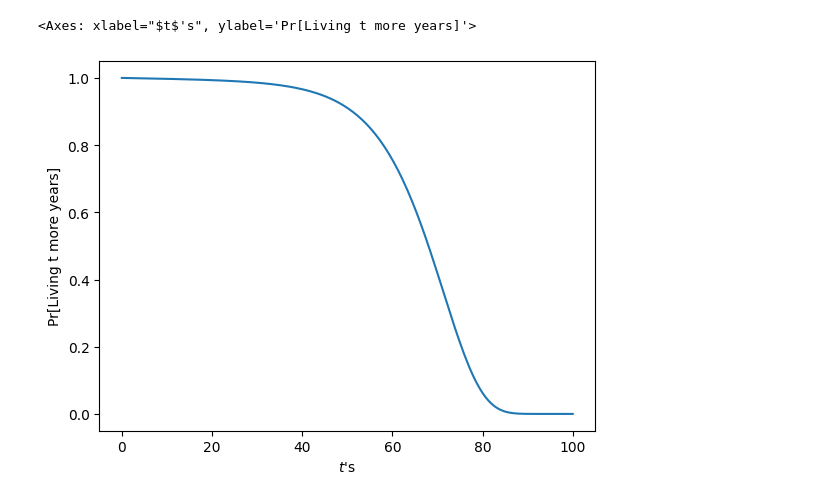
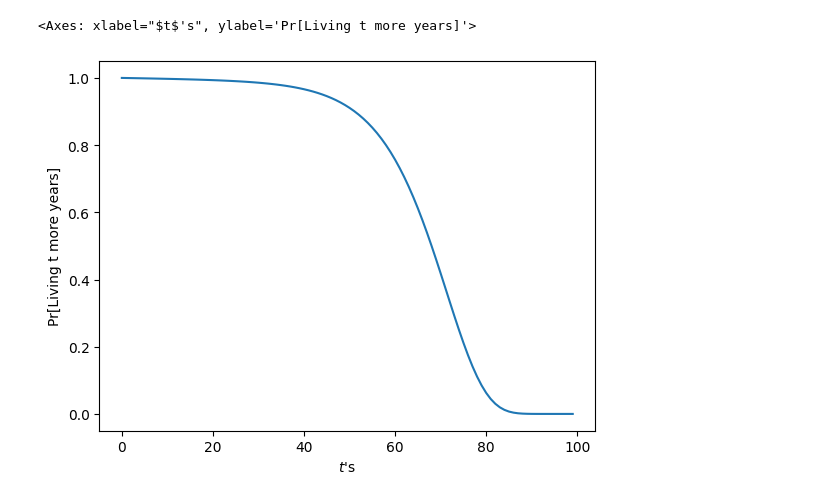
Before and after one commit to nngerncham/non-homog-insurance, a Jupyter notebook: computation/Non-homog MC.ipynb, the cells around one changed output. Cells and saved outputs as stored; diff of their text form; code cells hidden in the pictures.

```diff
--- a/computation/Non-homog MC.ipynb
+++ b/computation/Non-homog MC.ipynb
@@ -4,4 +6,6 @@ import matplotlib.pylab as plt
 import seaborn as sns
 import pandas as pd
 
-ERR = 1e-100
+ERR = 1e-10
+MAX_EXTRA_YEARS = 100
+STARTING_AGE = 20
@@ -29,16 +46,15 @@ def prob_of_living(x0, t):
     integral_val, _ = quad(lambda s: compute_mu(x0 + s), 0, t)
     return np.exp(-integral_val)
 # %%
-starting_age = 20
-ts = np.linspace(0, 100, 200)
-ys = [prob_of_living(starting_age, t) for t in ts]
+ts = np.arange(0, MAX_EXTRA_YEARS)
+ys = np.array([prob_of_living(STARTING_AGE, t) for t in ts])
 
 tp_data = pd.DataFrame({
     "$t$'s": ts,
     "Pr[Living t more years]": ys,
 })
 
 sns.lineplot(tp_data, x="$t$'s", y="Pr[Living t more years]")
 # %% [output]
 <Axes: xlabel="$t$'s", ylabel='Pr[Living t more years]'>
-[figure, old version]
+[figure, new version]
```
Also changed, not shown: parts of 13 cells of this notebook, 2 other files.
